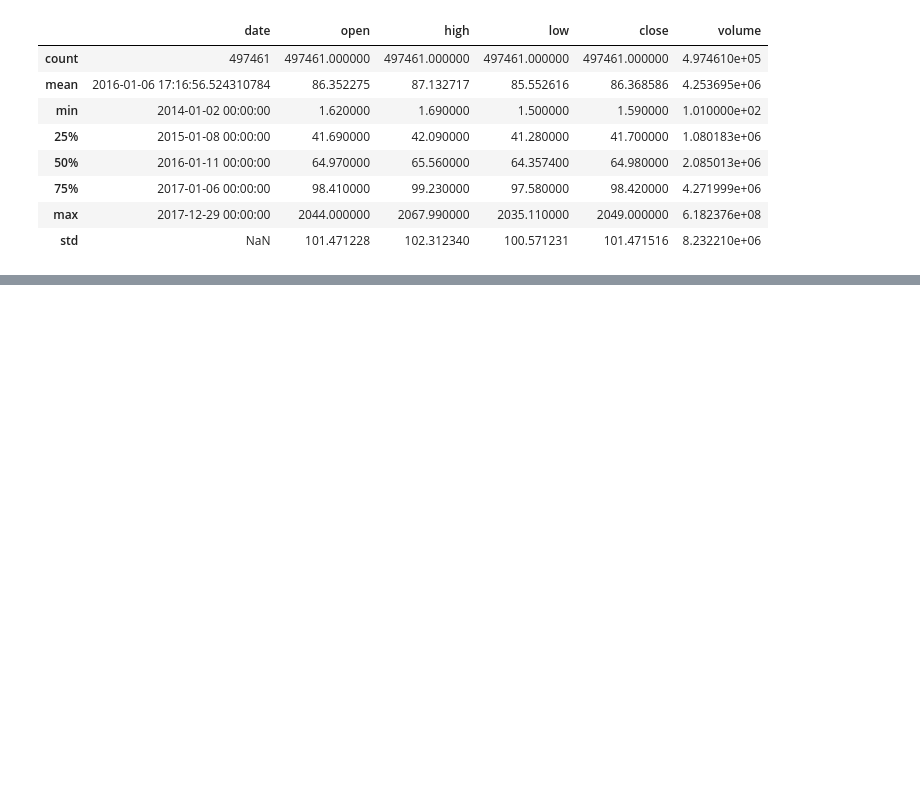
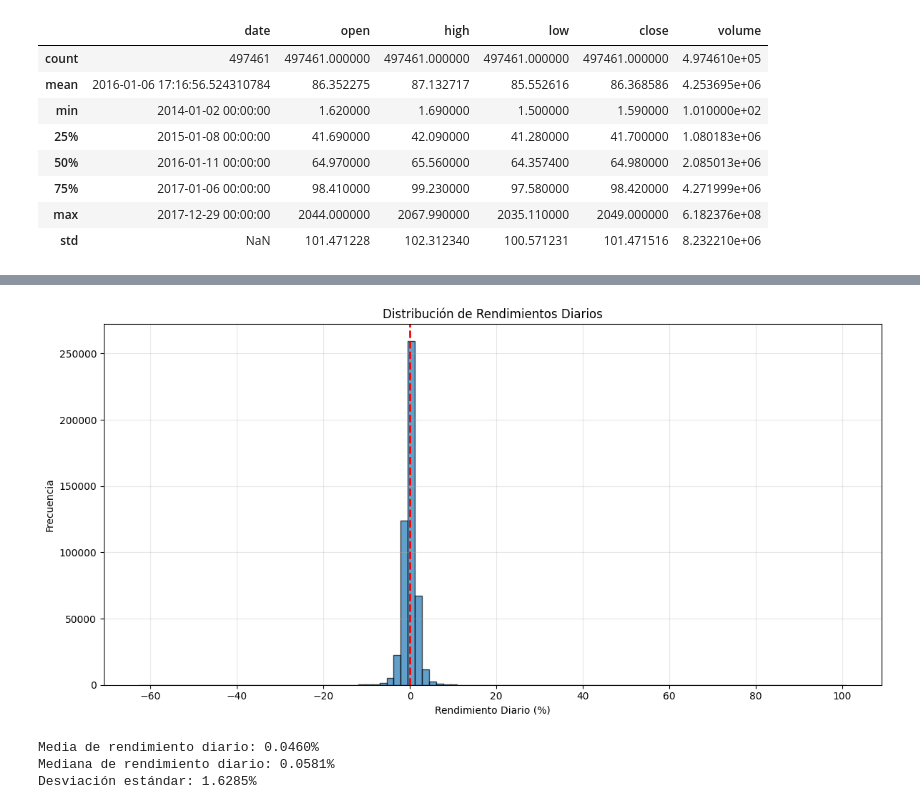
Before and after one commit to JohnHeSaFe/sp500-analysis-python, a Jupyter notebook: notebooks/analisis_sp500.ipynb, the cells around one changed output, grey strips where cells are left out. Drawn from its saved outputs; the diff is of its cells as text; code cells hidden in the pictures; blank space fills up the shorter version.

```diff
--- a/notebooks/analisis_sp500.ipynb
+++ b/notebooks/analisis_sp500.ipynb
@@ -134,0 +198,20 @@ mean_volume: 4253694.672418541
+# %%
+# Histograma de rendimientos diarios
+plt.figure(figsize=(12, 6))
+df['return_daily'].hist(bins=100, edgecolor='black', alpha=0.7)
+plt.xlabel('Rendimiento Diario (%)')
+plt.ylabel('Frecuencia')
+plt.title('Distribución de Rendimientos Diarios')
+plt.axvline(x=0, color='red', linestyle='--', linewidth=2)
+plt.grid(alpha=0.3)
+plt.tight_layout()
+plt.show()
+
+print(f"Media de rendimiento diario: {df['return_daily'].mean():.4f}%")
+print(f"Mediana de rendimiento diario: {df['return_daily'].median():.4f}%")
+print(f"Desviación estándar: {df['return_daily'].std():.4f}%")
+# %% [output]
+[figure, added]
+Media de rendimiento diario: 0.0460%
+Mediana de rendimiento diario: 0.0581%
+Desviación estándar: 1.6285%
```
Also changed, not shown: parts of 30 cells of this notebook, 1 other file.
